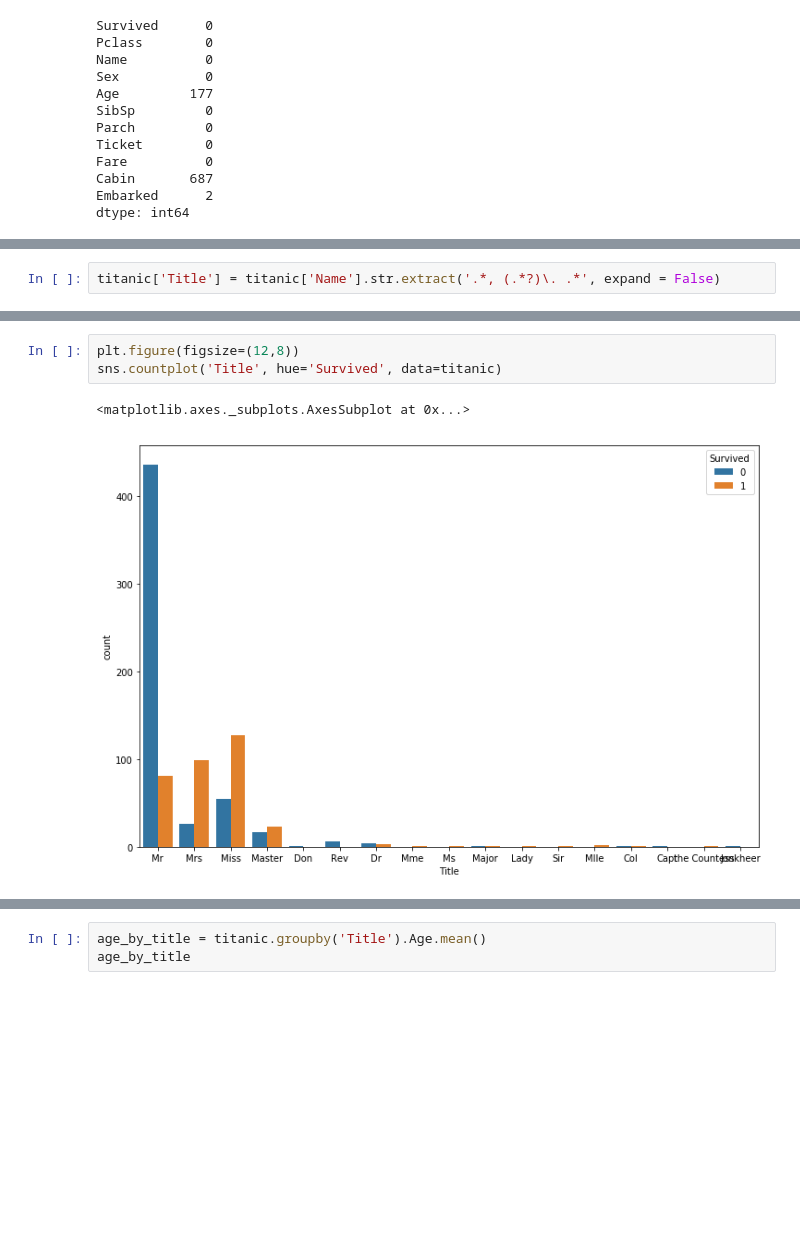
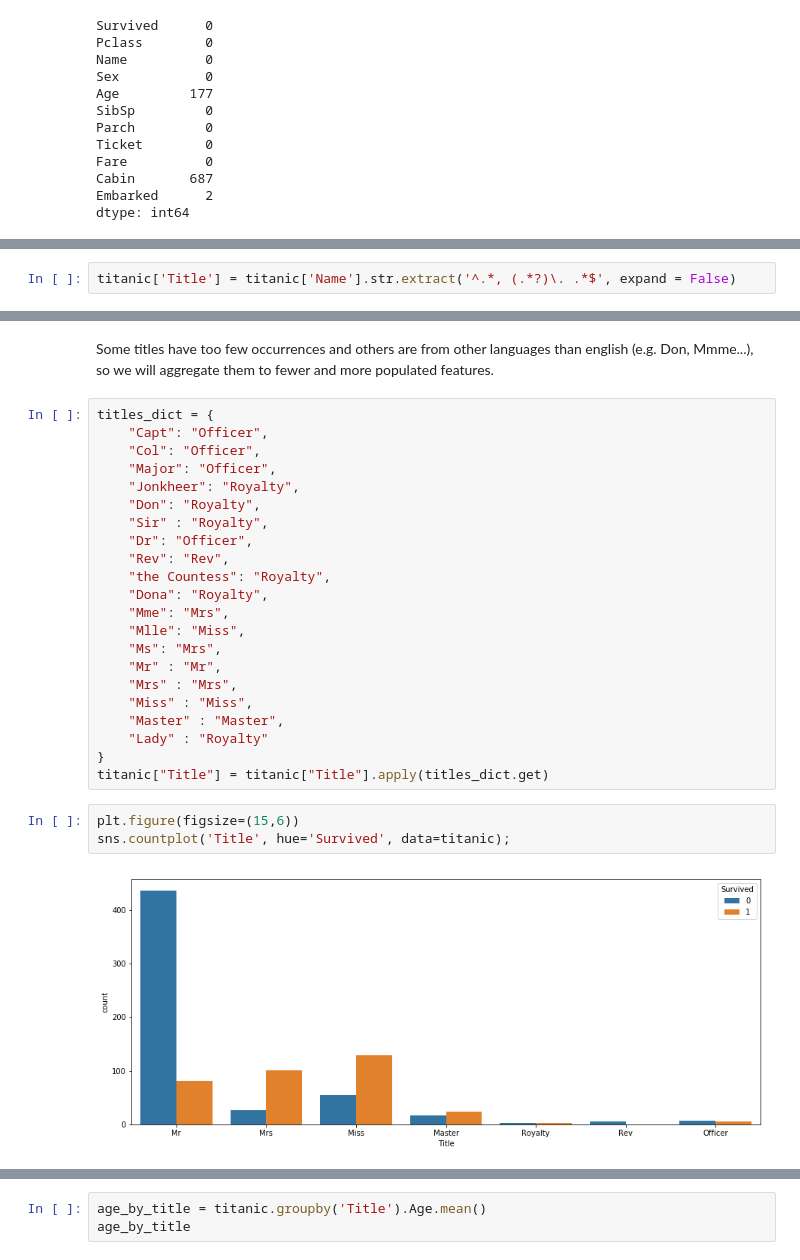
Before and after one commit to nbabulkov/fmi-machine-learning, a Jupyter notebook: Titanic.ipynb, the cells around one changed output, grey strips where cells are left out. Saved outputs shown, nothing was run; the diff lists cells and outputs as text; blank space fills up the shorter version.

```diff
--- a/Titanic.ipynb
+++ b/Titanic.ipynb
@@ -72,2 +124,2 @@ sns.heatmap(correlation, annot=True)
 # %%
-titanic['Title'] = titanic['Name'].str.extract('.*, (.*?)\. .*', expand = False)
+titanic['Title'] = titanic['Name'].str.extract('^.*, (.*?)\. .*$', expand = False)
@@ -74,6 +131,29 @@ titanic['Title'] = titanic['Name'].str.extract('.*, (.*?)\. .*', expand = False)
+# %% [markdown]
+Some titles have too few occurrences and others are from other languages than english (e.g. Don, Mmme...), so we will aggregate them to fewer and more populated features.
+# %%
+titles_dict = {
+    "Capt": "Officer",
+    "Col": "Officer",
+    "Major": "Officer",
+    "Jonkheer": "Royalty",
+    "Don": "Royalty",
+    "Sir" : "Royalty",
+    "Dr": "Officer",
+    "Rev": "Rev",
+    "the Countess": "Royalty",
+    "Dona": "Royalty",
+    "Mme": "Mrs",
+    "Mlle": "Miss",
+    "Ms": "Mrs",
+    "Mr" : "Mr",
+    "Mrs" : "Mrs",
+    "Miss" : "Miss",
+    "Master" : "Master",
+    "Lady" : "Royalty"
+}
+titanic["Title"] = titanic["Title"].apply(titles_dict.get)
 # %%
-plt.figure(figsize=(12,8))
-sns.countplot('Title', hue='Survived', data=titanic)
+plt.figure(figsize=(15,6))
+sns.countplot('Title', hue='Survived', data=titanic);
 # %% [output]
-<matplotlib.axes._subplots.AxesSubplot at 0x...>
-[figure, old version]
+[figure, new version]
```
Also changed, not shown: parts of 134 cells of this notebook.
